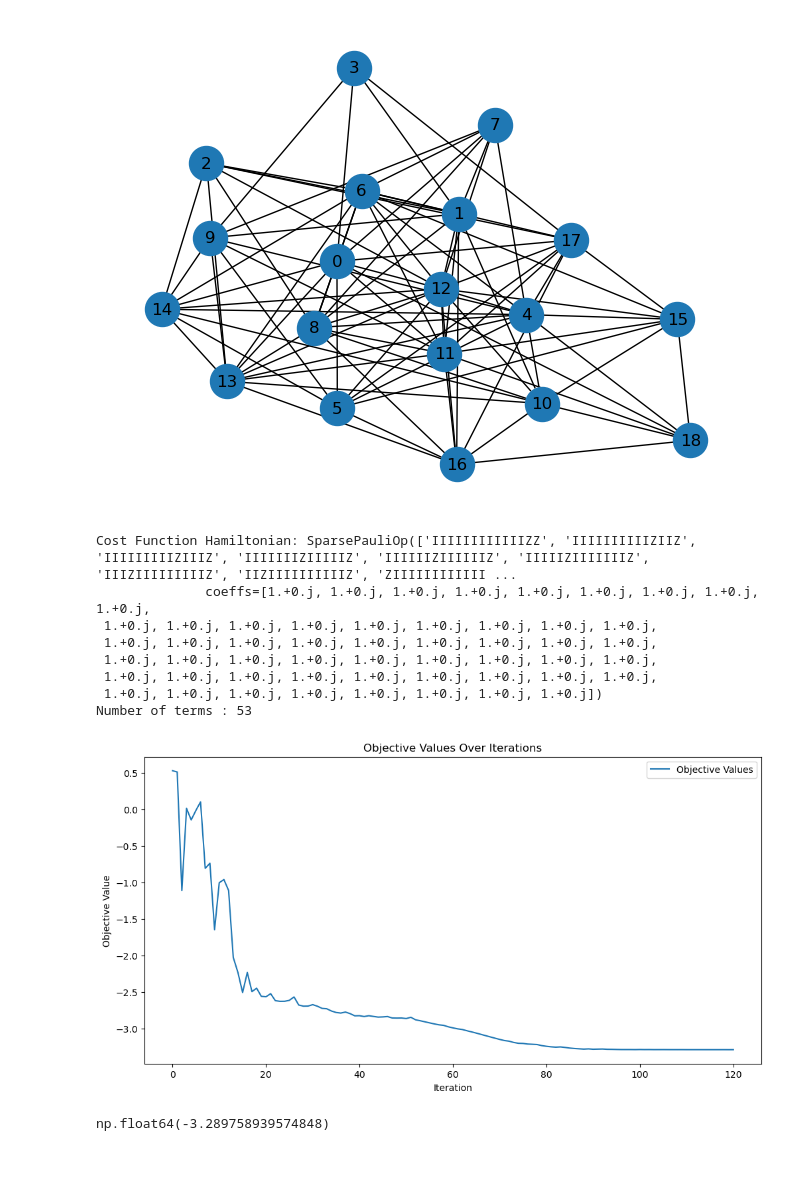
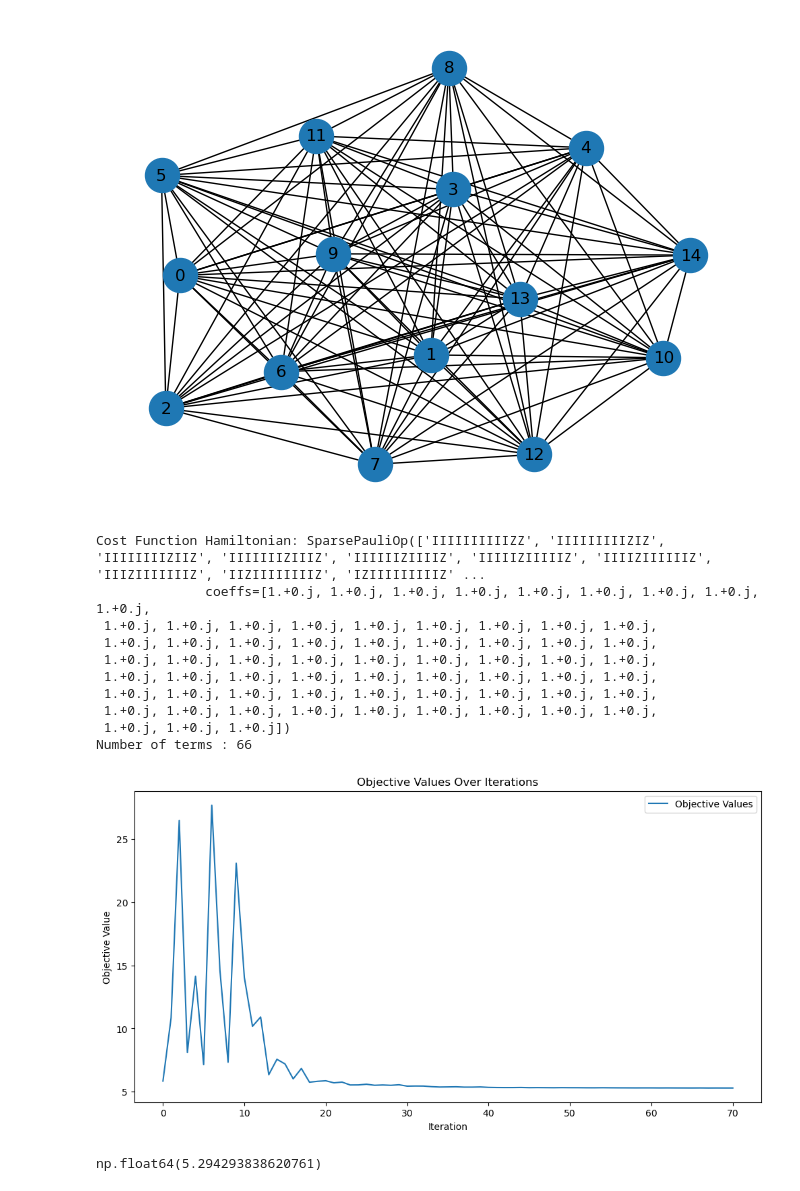
Before and after one commit to d-bharadwaj/SPIQ, a Jupyter notebook: playground_scripts/red_qaoa_comparision.ipynb, the cells around one changed output. Cells and saved outputs as stored; diff of their text form; code cells hidden in the pictures; blank space fills up the shorter version.

Commit message:
data: plots

```diff
--- a/playground_scripts/red_qaoa_comparision.ipynb
+++ b/playground_scripts/red_qaoa_comparision.ipynb
@@ -21,19 +21,19 @@ import testing_scripts.graphs_utils as graphs_utils
 from testing_scripts.qaoa_utils import QAOASolver
 import red_qaoa.red_qaoa as red_qaoa
 # %%
-n = 19
+n = 15
 k=3
 
-G = graphs_utils.generate_random_erdos_renyi_graph(num_nodes=n, probability=0.5, weighted=False,seed=1)
-# G=graphs_utils.generate_random_complete_graph(num_vertices=n, weighted=False, seed=2)
+# G = graphs_utils.generate_random_erdos_renyi_graph(num_nodes=n, probability=0.5, weighted=False,seed=1)
+G=graphs_utils.generate_random_complete_graph(num_vertices=n, weighted=False, seed=2)
 # G = graphs_utils.generate_random_ego_graph(num_vertices=n,weighted=False,seed=2)
 # G = graphs_utils.generate_random_erdos_renyi_graph(num_nodes=n,probability=0.4,weighted=False,seed=4)
 
 
 
 draw_graph(G, node_size=600, with_labels=True)
 # %% [output]
-[figure, old version]
+[figure, new version]
 # %%
 #The reduced rustworkx graph
 nx_graph = graphs_utils.rustworkx_to_networkx(G)
@@ -46,14 +46,16 @@ cost_hamiltonian = SparsePauliOp.from_list(max_cut_paulis)
 print("Cost Function Hamiltonian:", cost_hamiltonian)
 print(f"Number of terms : {len(cost_hamiltonian)}")
 # %% [output]
-Cost Function Hamiltonian: SparsePauliOp(['IIIIIIIIIIIIZZ', 'IIIIIIIIIIZIIZ', 'IIIIIIIIIZIIIZ', 'IIIIIIIZIIIIIZ', 'IIIIIIZIIIIIIZ', 'IIIIIZIIIIIIIZ', 'IIIZIIIIIIIIIZ', 'IIZIIIIIIIIIIZ', 'ZIIIIIIIIIIII ...
+Cost Function Hamiltonian: SparsePauliOp(['IIIIIIIIIIZZ', 'IIIIIIIIIZIZ', 'IIIIIIIIZIIZ', 'IIIIIIIZIIIZ', 'IIIIIIZIIIIZ', 'IIIIIZIIIIIZ', 'IIIIZIIIIIIZ', 'IIIZIIIIIIIZ', 'IIZIIIIIIIIZ', 'IZIIIIIIIIIZ' ...
               coeffs=[1.+0.j, 1.+0.j, 1.+0.j, 1.+0.j, 1.+0.j, 1.+0.j, 1.+0.j, 1.+0.j, 1.+0.j,
  1.+0.j, 1.+0.j, 1.+0.j, 1.+0.j, 1.+0.j, 1.+0.j, 1.+0.j, 1.+0.j, 1.+0.j,
  1.+0.j, 1.+0.j, 1.+0.j, 1.+0.j, 1.+0.j, 1.+0.j, 1.+0.j, 1.+0.j, 1.+0.j,
  1.+0.j, 1.+0.j, 1.+0.j, 1.+0.j, 1.+0.j, 1.+0.j, 1.+0.j, 1.+0.j, 1.+0.j,
  1.+0.j, 1.+0.j, 1.+0.j, 1.+0.j, 1.+0.j, 1.+0.j, 1.+0.j, 1.+0.j, 1.+0.j,
- 1.+0.j, 1.+0.j, 1.+0.j, 1.+0.j, 1.+0.j, 1.+0.j, 1.+0.j, 1.+0.j])
-Number of terms : 53
+ 1.+0.j, 1.+0.j, 1.+0.j, 1.+0.j, 1.+0.j, 1.+0.j, 1.+0.j, 1.+0.j, 1.+0.j,
+ 1.+0.j, 1.+0.j, 1.+0.j, 1.+0.j, 1.+0.j, 1.+0.j, 1.+0.j, 1.+0.j, 1.+0.j,
+ 1.+0.j, 1.+0.j, 1.+0.j])
+Number of terms : 66
 # %%
 reps = 2
 circuit = QAOAAnsatz(cost_operator=cost_hamiltonian, reps=reps)
@@ -77,12 +79,12 @@ plt.title("Objective Values Over Iterations")
 plt.legend()
 plt.show()
 # %% [output]
-[figure, old version]
+[figure, new version]
 # %%
 best_red_params = res.x
 res.fun
 # %% [output]
-np.float64(-3.289758939574848)
+np.float64(5.294293838620761)
 # %%
 # Evaluated on Original Graph
 max_cut_paulis = graphs_utils.build_max_cut_paulis(G)
```
Also changed, not shown: parts of 3 cells of this notebook, 8 other files.
